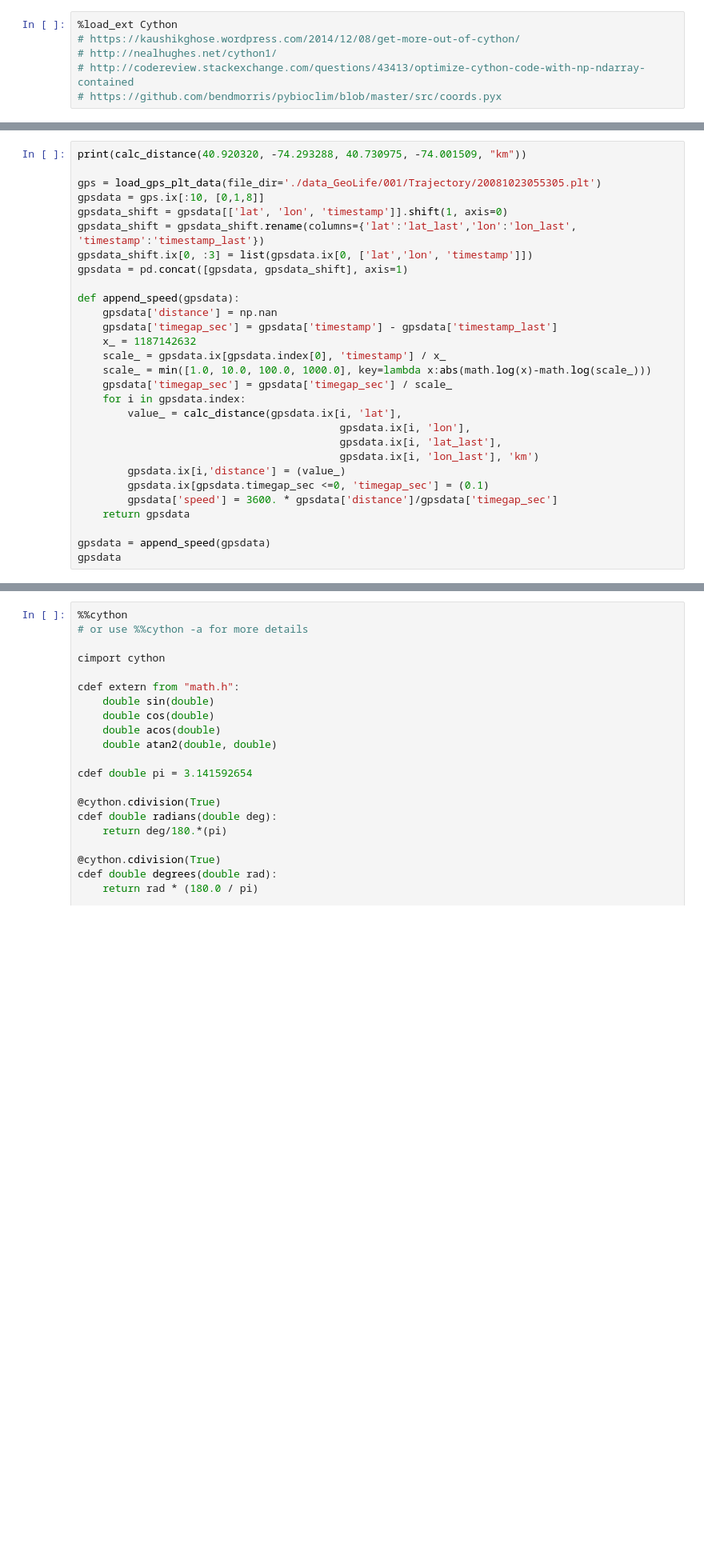
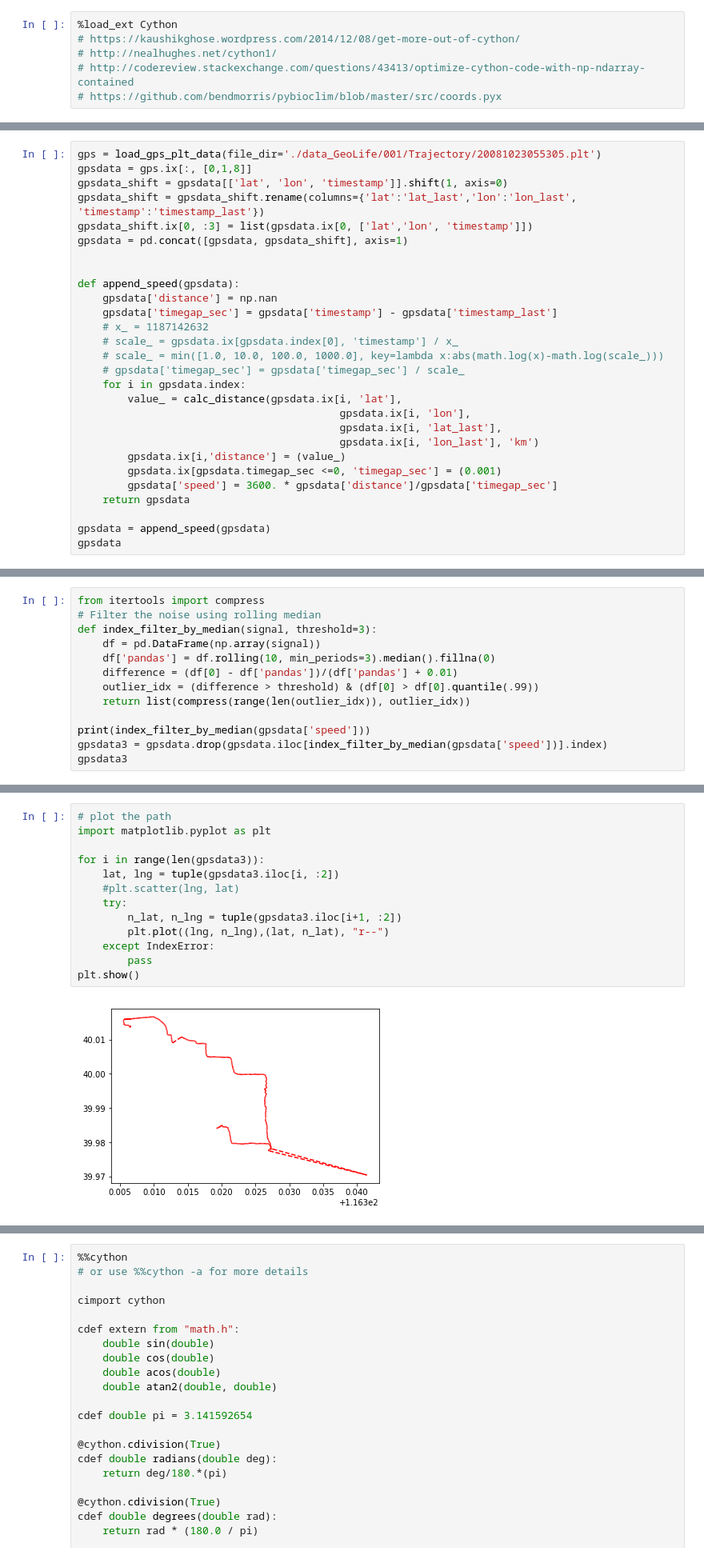
Before and after one commit to pmnyc/my_tools, a Jupyter notebook: test_cython_on_gps_telematics_data.ipynb, the cells around one changed output, grey strips where cells are left out. Shown at 80% size. Saved outputs shown, nothing was run; the diff lists cells and outputs as text; blank space fills up the shorter version.

```diff
--- a/test_cython_on_gps_telematics_data.ipynb
+++ b/test_cython_on_gps_telematics_data.ipynb
@@ -109,28 +110,27 @@ def load_gps_plt_data(file_dir):
     return gpsdata
 # %%
-print(calc_distance(40.920320, -74.293288, 40.730975, -74.001509, "km"))
-
 gps = load_gps_plt_data(file_dir='./data_GeoLife/001/Trajectory/20081023055305.plt')
-gpsdata = gps.ix[:10, [0,1,8]]
+gpsdata = gps.ix[:, [0,1,8]]
 gpsdata_shift = gpsdata[['lat', 'lon', 'timestamp']].shift(1, axis=0)
 gpsdata_shift = gpsdata_shift.rename(columns={'lat':'lat_last','lon':'lon_last', 'timestamp':'timestamp_last'})
 gpsdata_shift.ix[0, :3] = list(gpsdata.ix[0, ['lat','lon', 'timestamp']])
 gpsdata = pd.concat([gpsdata, gpsdata_shift], axis=1)
 
+
 def append_speed(gpsdata):
     gpsdata['distance'] = np.nan
     gpsdata['timegap_sec'] = gpsdata['timestamp'] - gpsdata['timestamp_last']
-    x_ = 1187142632
-    scale_ = gpsdata.ix[gpsdata.index[0], 'timestamp'] / x_
-    scale_ = min([1.0, 10.0, 100.0, 1000.0], key=lambda x:abs(math.log(x)-math.log(scale_)))
-    gpsdata['timegap_sec'] = gpsdata['timegap_sec'] / scale_
+    # x_ = 1187142632
+    # scale_ = gpsdata.ix[gpsdata.index[0], 'timestamp'] / x_
+    # scale_ = min([1.0, 10.0, 100.0, 1000.0], key=lambda x:abs(math.log(x)-math.log(scale_)))
+    # gpsdata['timegap_sec'] = gpsdata['timegap_sec'] / scale_
     for i in gpsdata.index:
         value_ = calc_distance(gpsdata.ix[i, 'lat'],
                                           gpsdata.ix[i, 'lon'],
                                           gpsdata.ix[i, 'lat_last'],
                                           gpsdata.ix[i, 'lon_last'], 'km')
         gpsdata.ix[i,'distance'] = (value_)
-        gpsdata.ix[gpsdata.timegap_sec <=0, 'timegap_sec'] = (0.1)
+        gpsdata.ix[gpsdata.timegap_sec <=0, 'timegap_sec'] = (0.001)
         gpsdata['speed'] = 3600. * gpsdata['distance']/gpsdata['timegap_sec']
     return gpsdata
 
@@ -152,0 +158,13 @@ gpsdata
+# %%
+from itertools import compress
+# Filter the noise using rolling median
+def index_filter_by_median(signal, threshold=3):
+    df = pd.DataFrame(np.array(signal))
+    df['pandas'] = df.rolling(10, min_periods=3).median().fillna(0)
+    difference = (df[0] - df['pandas'])/(df['pandas'] + 0.01)
+    outlier_idx = (difference > threshold) & (df[0] > df[0].quantile(.99))
+    return list(compress(range(len(outlier_idx)), outlier_idx))
+
+print(index_filter_by_median(gpsdata['speed']))
+gpsdata3 = gpsdata.drop(gpsdata.iloc[index_filter_by_median(gpsdata['speed'])].index)
+gpsdata3
@@ -153,3 +193,18 @@ gpsdata
+# %%
+# plot the path
+import matplotlib.pyplot as plt
+
+for i in range(len(gpsdata3)):
+    lat, lng = tuple(gpsdata3.iloc[i, :2])
+    #plt.scatter(lng, lat)
+    try:
+        n_lat, n_lng = tuple(gpsdata3.iloc[i+1, :2])
+        plt.plot((lng, n_lng),(lat, n_lat), "r--")
+    except IndexError:
+        pass
+plt.show()
+# %% [output]
+[figure, added]
 # %%
 gpsdata2 = np.array([[53.3854313241815,-1.4932127483203013, 1384209632918],
                     [53.38609362252086,-1.4951305729482556, 1384209650218]])
```
Also changed, not shown: parts of 6 cells of this notebook.
